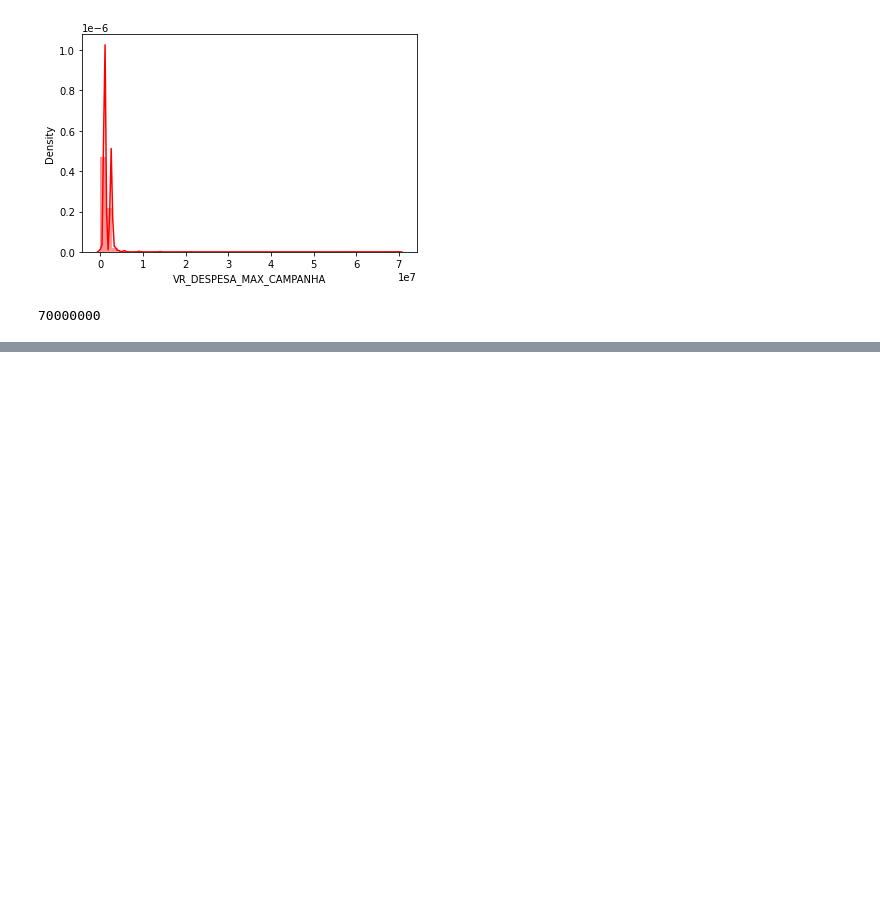
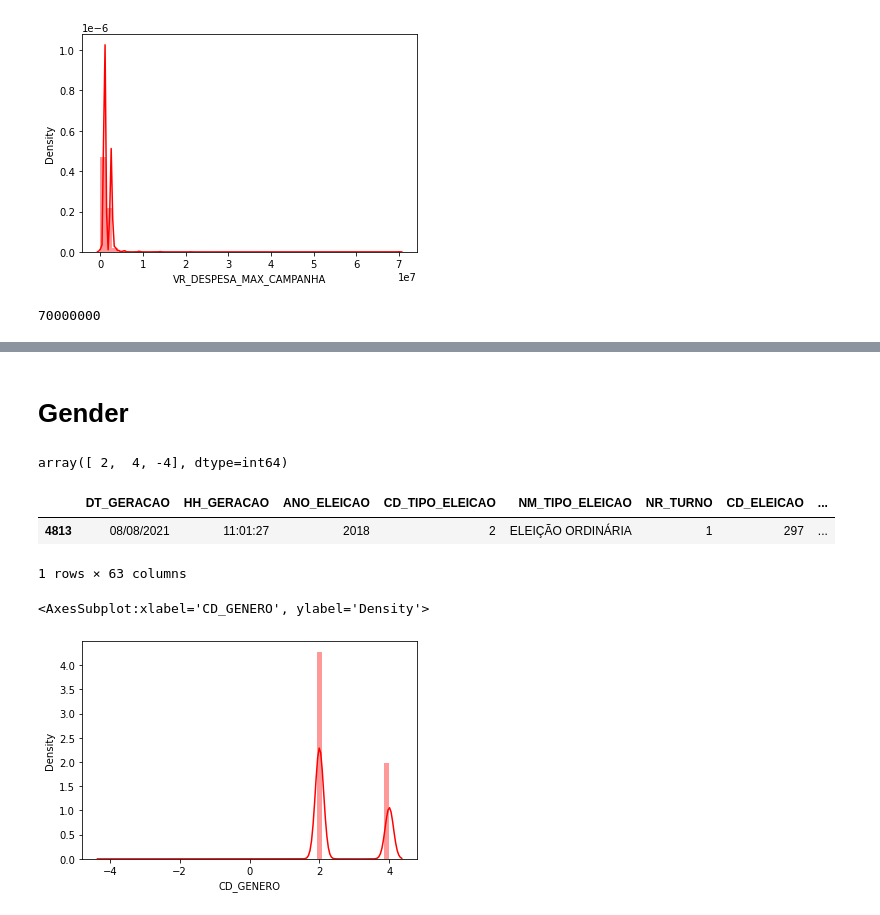
Before and after one commit to flaakira/Project--exercises, a Jupyter notebook: python/Brazil_elections_2018.ipynb, the cells around one changed output, grey strips where cells are left out. Cells and saved outputs as stored; diff of their text form; code cells hidden in the pictures; blank space fills up the shorter version.

```diff
--- a/python/Brazil_elections_2018.ipynb
+++ b/python/Brazil_elections_2018.ipynb
@@ -182,0 +163,17 @@ dt3.head(5)
+# %% [markdown]
+# Gender
+# %%
+dataframe['CD_GENERO'].unique()
+# %% [output]
+array([ 2,  4, -4], dtype=int64)
+# %%
+dataframe[dataframe.CD_GENERO == -4]
+# %% [output]
+|  | DT_GERACAO | HH_GERACAO | ANO_ELEICAO | CD_TIPO_ELEICAO | NM_TIPO_ELEICAO | NR_TURNO | CD_ELEICAO | ... |
+| 4813 | 08/08/2021 | 11:01:27 | 2018 | 2 | ELEIÇÃO ORDINÁRIA | 1 | 297 | ... |
+1 rows × 63 columns
+# %%
+sns.distplot(dataframe['CD_GENERO'], color='r')
+# %% [output]
+<AxesSubplot:xlabel='CD_GENERO', ylabel='Density'>
+[figure, added]
```
Also changed, not shown: parts of 66 cells of this notebook.
